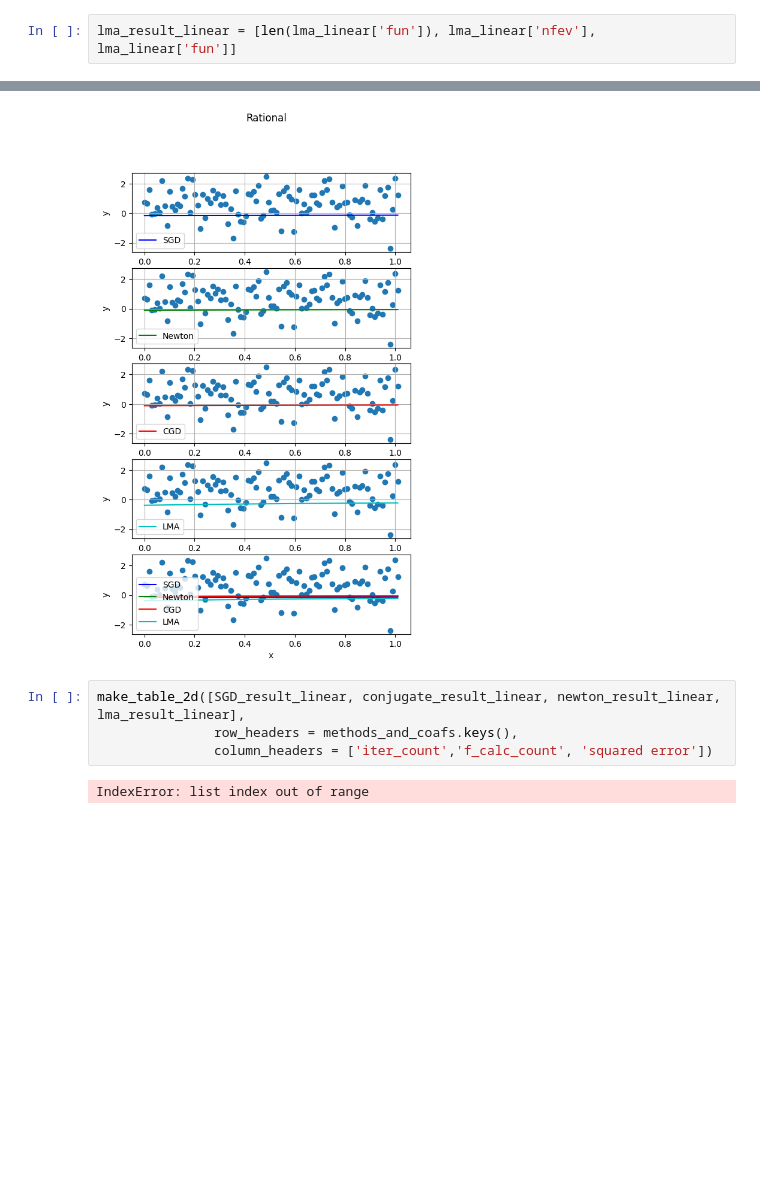
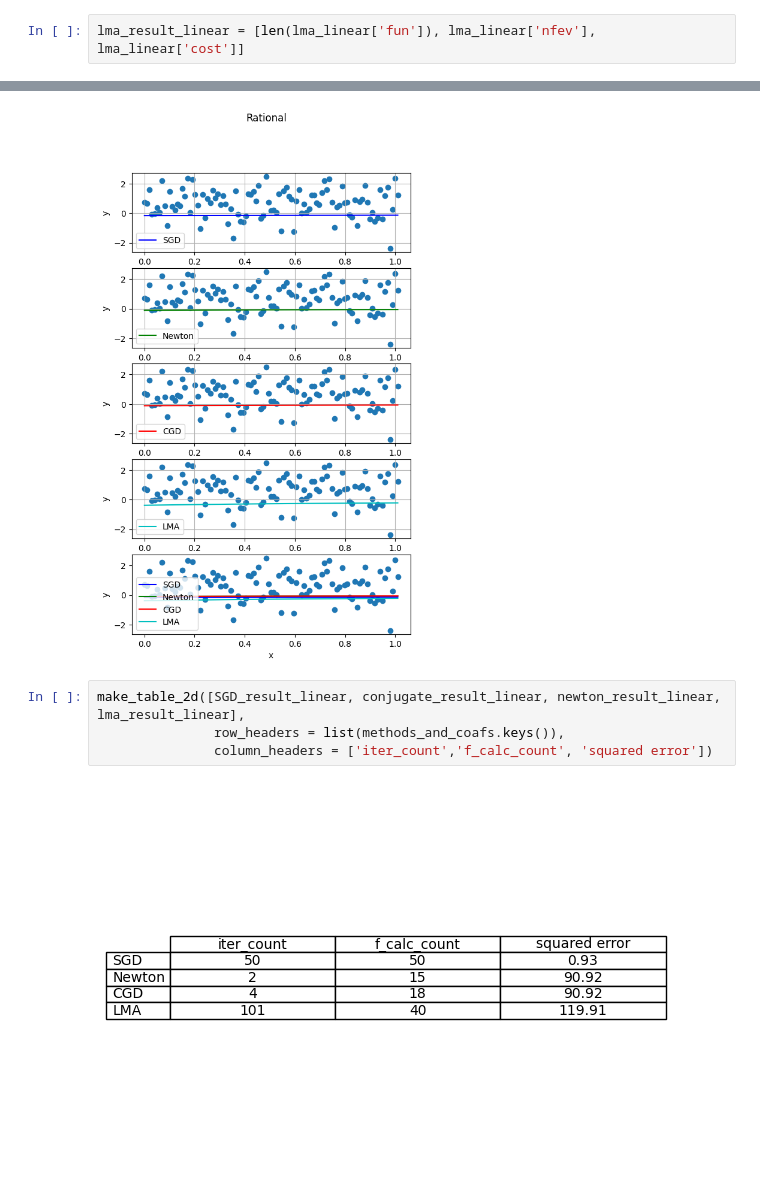
Before and after one commit to RuslanKozlyak/Labs_ITMO, a Jupyter notebook: AandD/Lr3.ipynb, the cells around one changed output, grey strips where cells are left out. Drawn from its saved outputs; the diff is of its cells as text; blank space fills up the shorter version.

```diff
--- a/AandD/Lr3.ipynb
+++ b/AandD/Lr3.ipynb
@@ -431,7 +442,7 @@ lma_linear
         nfev: 40
         njev: None
 # %%
-lma_result_linear = [len(lma_linear['fun']), lma_linear['nfev'], lma_linear['fun']]
+lma_result_linear = [len(lma_linear['fun']), lma_linear['nfev'], lma_linear['cost']]
 # %% [markdown]
 # Levenberg-Marquardt rational
 # %%
@@ -473,7 +484,7 @@ plot_aprox_result(x, y, methods_and_coafs, rational, 'Rational')
 [figure]
 # %%
 make_table_2d([SGD_result_linear, conjugate_result_linear, newton_result_linear, lma_result_linear],
-               row_headers = methods_and_coafs.keys(),
+               row_headers = list(methods_and_coafs.keys()),
                column_headers = ['iter_count','f_calc_count', 'squared error'])
 # %% [output]
-IndexError: list index out of range
+[figure, added]
```
Also changed, not shown: parts of 6 cells of this notebook.
